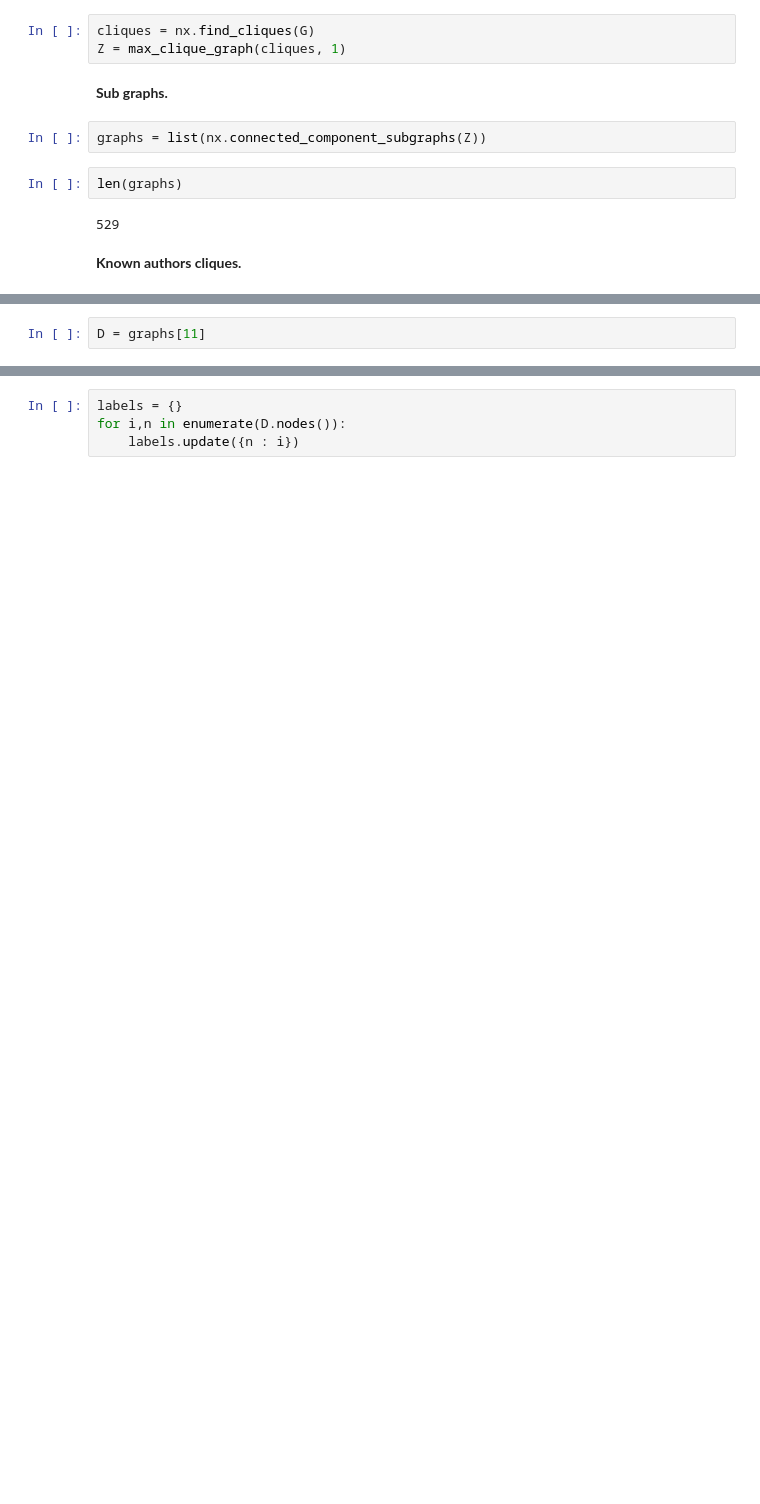
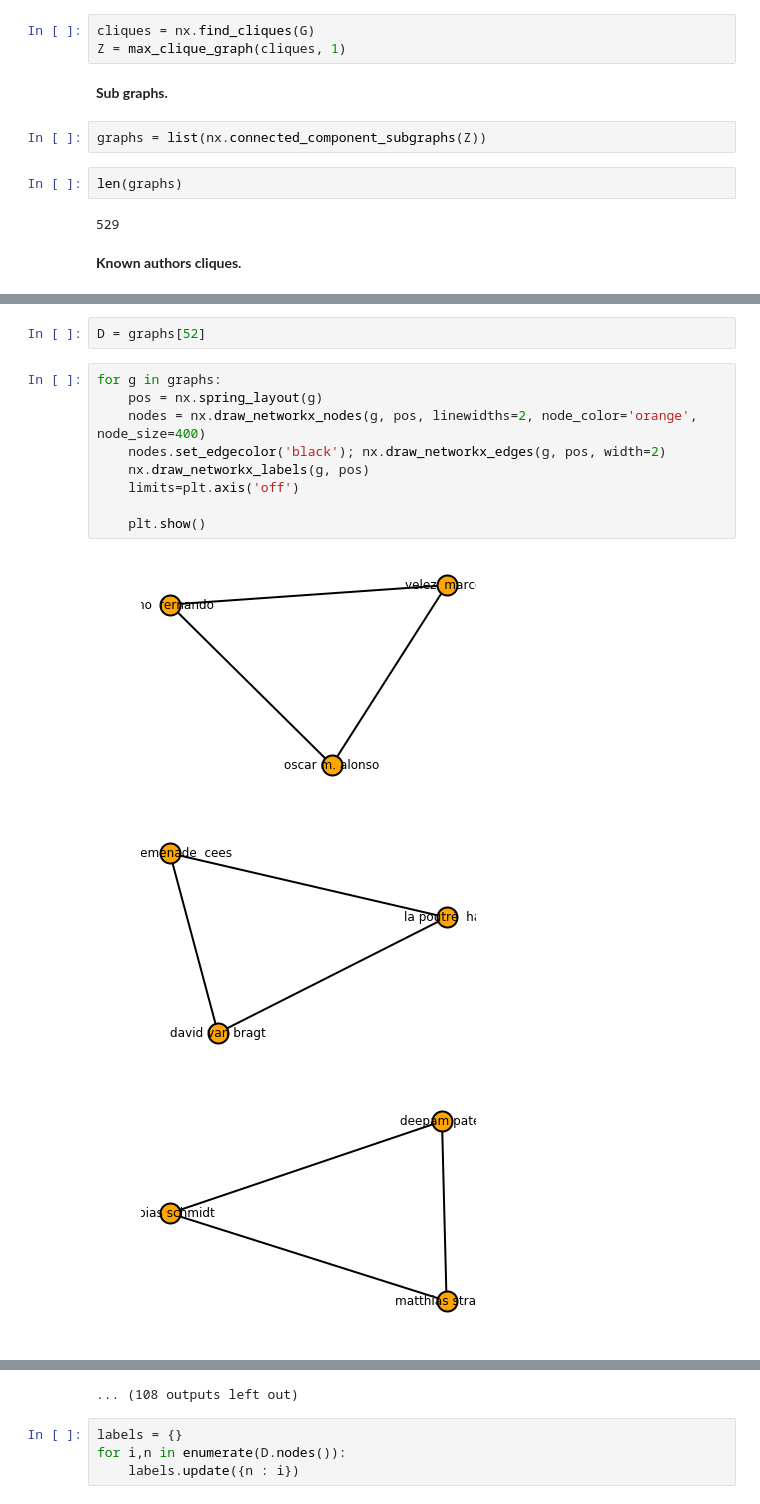
Before and after one commit to Nikoleta-v3/bibliometric-study-of-the-prisoners-dilemma, a Jupyter notebook: src/nbs/7. Sub graphs Analysis.ipynb, the cells around one changed output, grey strips where cells are left out. Saved outputs shown, nothing was run; the diff lists cells and outputs as text; blank space fills up the shorter version.

```diff
--- a/src/nbs/7. Sub graphs Analysis.ipynb
+++ b/src/nbs/7. Sub graphs Analysis.ipynb
@@ -82,2 +78,15 @@ for i, g in enumerate(graphs):
 # %%
-D = graphs[11]
+D = graphs[52]
+# %%
+for g in graphs:
+    pos = nx.spring_layout(g)
+    nodes = nx.draw_networkx_nodes(g, pos, linewidths=2, node_color='orange', node_size=400)
+    nodes.set_edgecolor('black'); nx.draw_networkx_edges(g, pos, width=2)
+    nx.draw_networkx_labels(g, pos)
+    limits=plt.axis('off')
+
+    plt.show()
+# %% [output]
+[figure, added]
+[figure, added]
+[figure, added]
@@ -84,3 +102,4 @@ D = graphs[11]
+... (108 outputs left out)
 # %%
 labels = {}
 for i,n in enumerate(D.nodes()):
```
Also changed, not shown: parts of 5 cells of this notebook, 56 other files.
